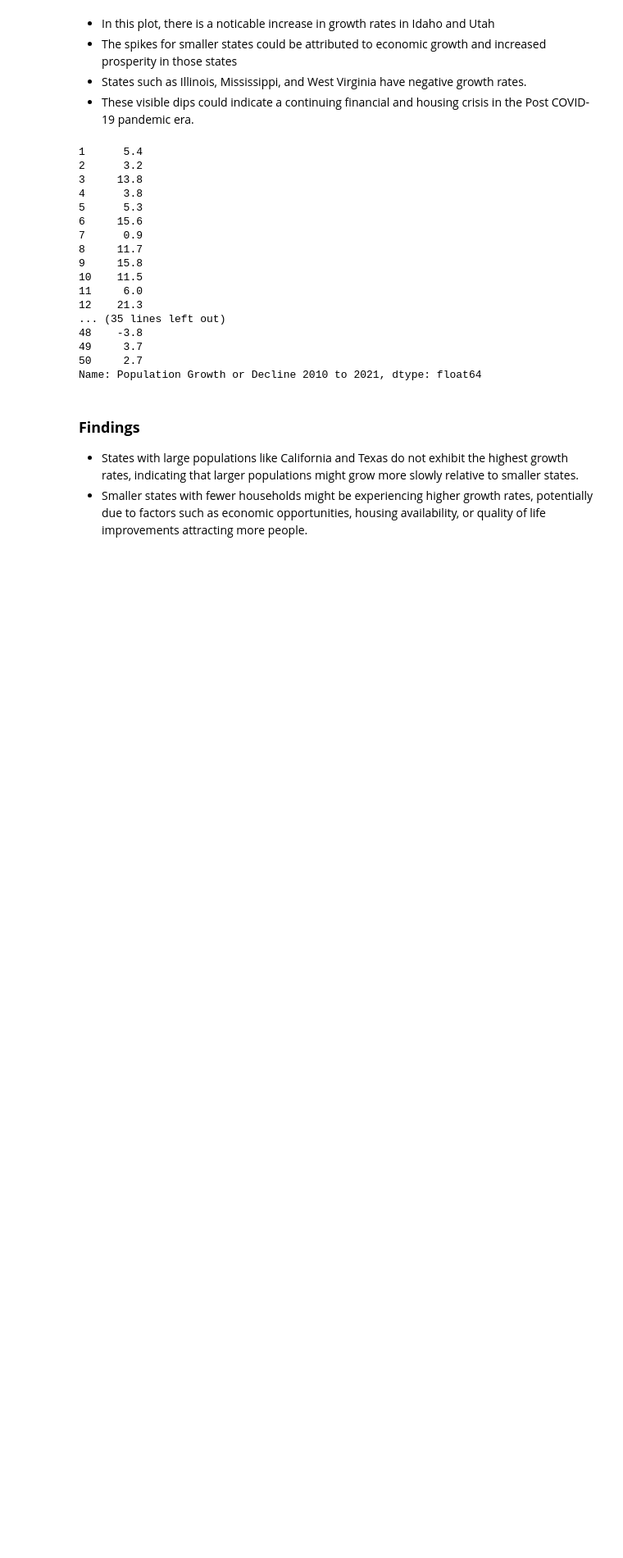
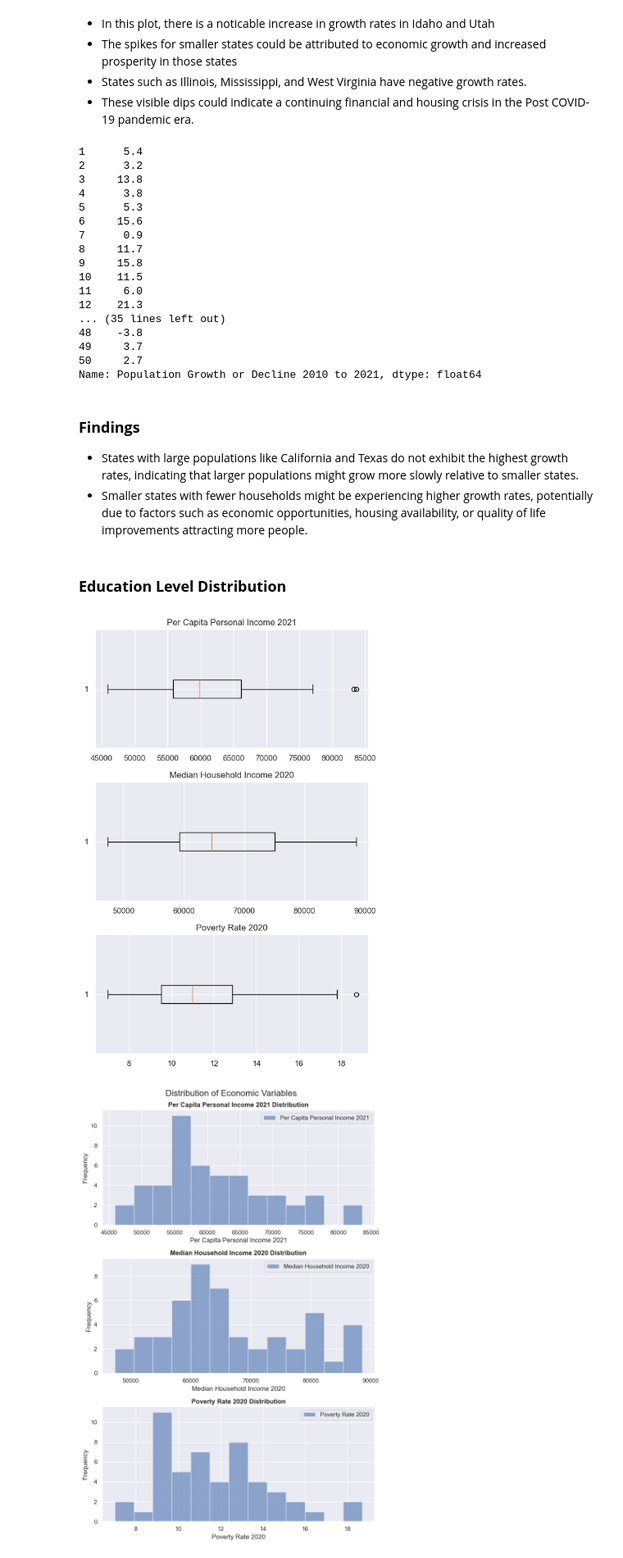
Before and after one commit to Tyler-KD/entering-the-us-market, a Jupyter notebook: entering_the_us_market.ipynb, the cells around one changed output. Shown: that part at 82% size. Drawn from its saved outputs; the diff is of its cells as text; code cells hidden in the pictures; blank space fills up the shorter version.

Commit message:
Added Education Level Distribution using box plots, histograms, and bar charts

```diff
--- a/entering_the_us_market.ipynb
+++ b/entering_the_us_market.ipynb
@@ -188,3 +188,44 @@ Name: Population Growth or Decline 2010 to 2021, dtype: float64
 
 * States with large populations like California and Texas do not exhibit the highest growth rates, indicating that larger populations might grow more slowly relative to smaller states.
 * Smaller states with fewer households might be experiencing higher growth rates, potentially due to factors such as economic opportunities, housing availability, or quality of life improvements attracting more people.
+# %% [markdown]
+### **Education Level Distribution**
+# %%
+# Analyze the per capita income, median household income, and poverty rates across different states to identify economic disparities using box plots and histograms
+economic_columns = ["Per Capita Personal Income 2021", "Median Household Income 2020", "Poverty Rate 2020"]
+df_economic = df[economic_columns]
+
+# Create a figure and axes
+fig, axs = plt.subplots(nrows=len(df_economic.columns), figsize=(6, 9))
+
+# Create horizontal boxplots for each variable
+for ax, column in zip(axs, df_economic.columns):
+    ax.boxplot(df_economic[column], vert=False)  # Add vert=False to make the boxplots horizontal
+    ax.set_title(column)
+
+# Improve layout
+plt.tight_layout()
+plt.show()
+
+# Create subplots for each economic indicator
+fig, axes = plt.subplots(nrows=len(economic_columns), ncols=1, figsize=(8, 12))
+
+# Generate histograms for each column
+for i, col in enumerate(economic_columns):
+    axes[i].hist(df_economic[col], bins=13, alpha=0.6, label=col)
+    axes[i].set_title(f"{col} Distribution", fontweight = "bold")
+    axes[i].set_xlabel(f"{col}")
+    axes[i].set_ylabel("Frequency")
+    axes[i].legend()
+
+# Set a common title for the entire plot
+fig.suptitle("Distribution of Economic Variables", fontsize=16)
+
+# Adjust spacing between subplots
+plt.tight_layout()
+
+# Show the plot
+plt.show()
+# %% [output]
+[figure, added]
+[figure, added]
```
Also changed, not shown: parts of 3 cells of this notebook.
